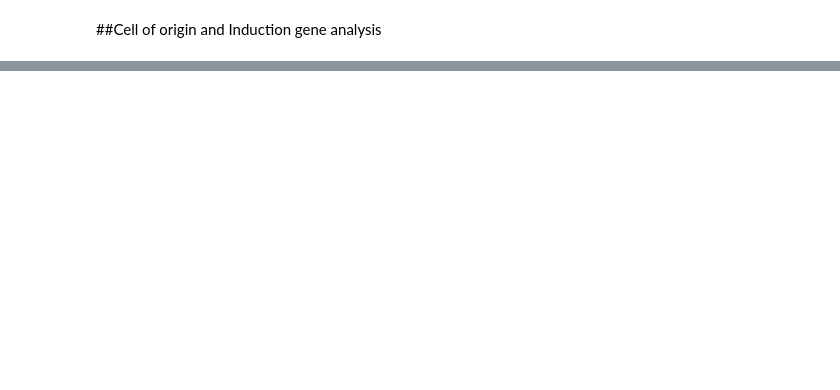
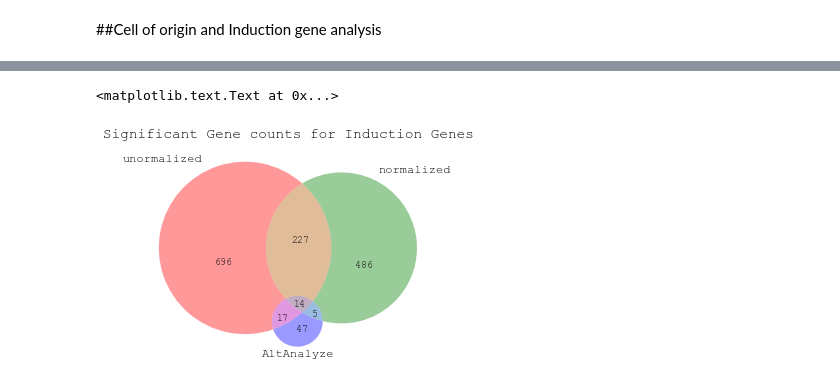
Before and after one commit to th1vairam/pcbc_c4_analysis, a Jupyter notebook: C4_qc_and_linear_models.ipynb, the cells around one changed output, grey strips where cells are left out. Cells and saved outputs as stored; diff of their text form; code cells hidden in the pictures; blank space fills up the shorter version.

```diff
--- a/C4_qc_and_linear_models.ipynb
+++ b/C4_qc_and_linear_models.ipynb
@@ -240,0 +267,11 @@ Wall time: 1min 42s
+# %%
+inductiongenes_signficant_logExprData= filterPvals2GeneSymbols(origPvals.inductiongenes)
+inductiongenes_signficant_logExprDataNorm= filterPvals2GeneSymbols(normPvals.inductiongenes)
+nathan_inductiongenes=pd.DataFrame.from_csv('GeneCombinations-GeneExpression-signatures.csv')
+matplotlib_venn.venn3([set(inductiongenes_signficant_logExprData), set(inductiongenes_signficant_logExprDataNorm),
+                       set(nathan_inductiongenes.index)],
+                       set_labels=['unormalized', 'normalized', 'AltAnalyze'])
+pylab.title('Significant Gene counts for Induction Genes')
+# %% [output]
+<matplotlib.text.Text at 0x...>
+[figure, added]
```
Also changed, not shown: parts of 9 cells of this notebook, 1 other file.
